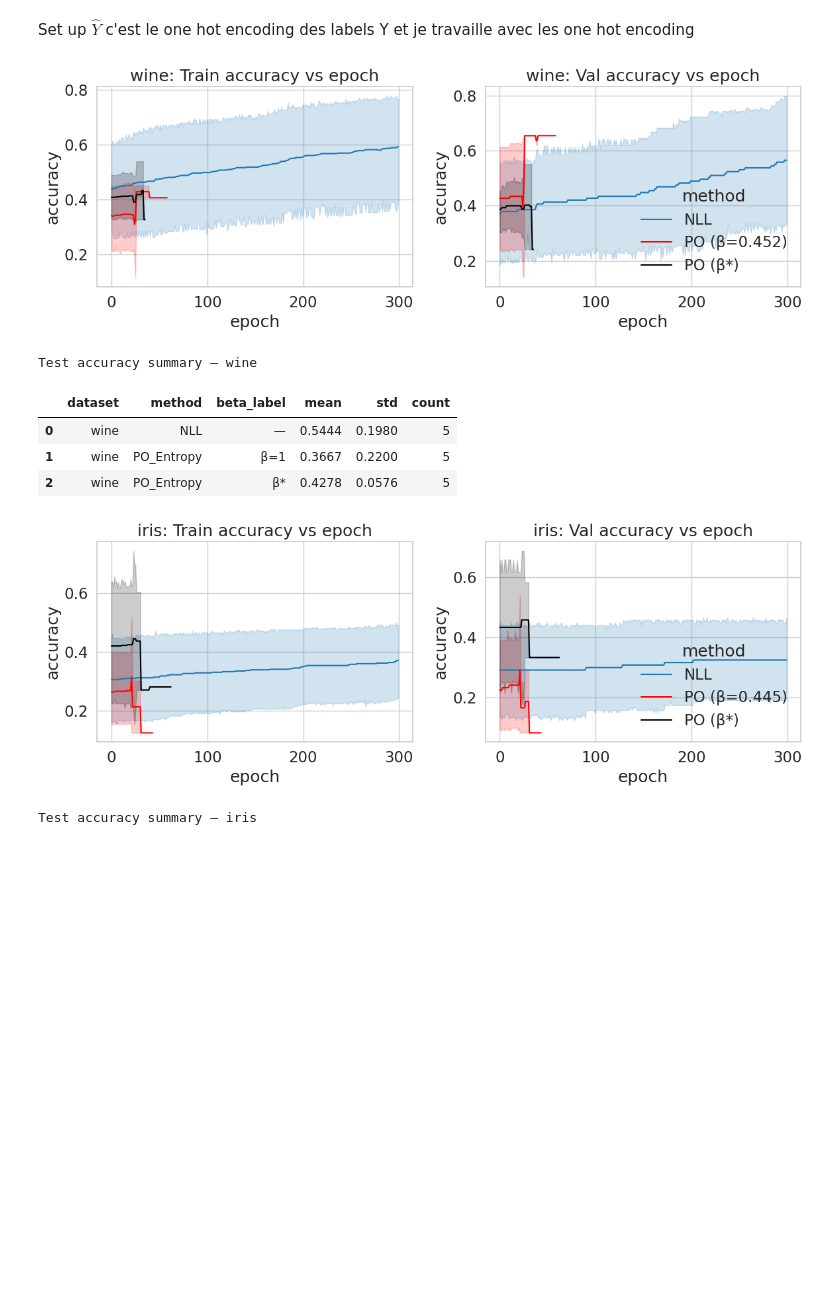
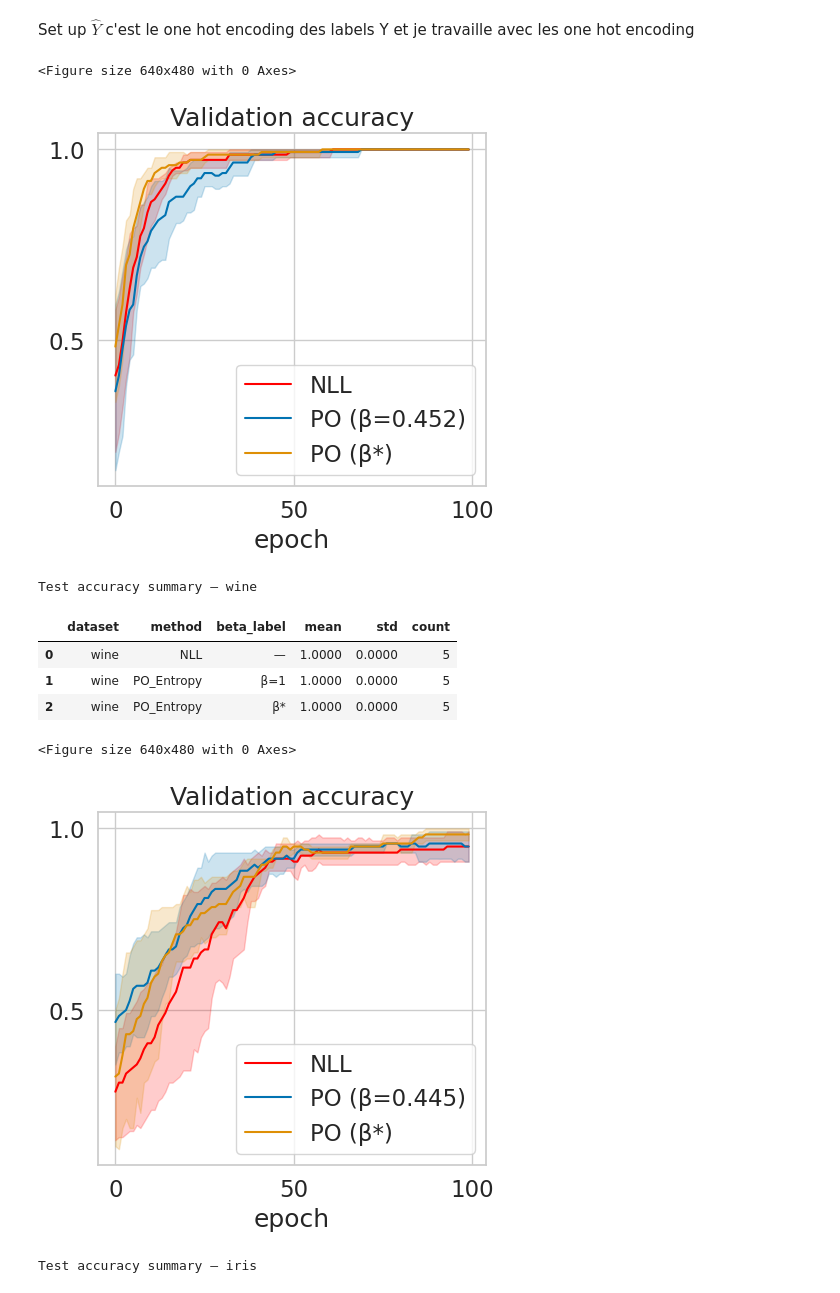
Before and after one commit to abenechehab/nll_to_po, a Jupyter notebook: notebook/UCI_classif.ipynb, the cells around one changed output. Drawn from its saved outputs; the diff is of its cells as text; code cells hidden in the pictures; blank space fills up the shorter version.

```diff
--- a/notebook/UCI_classif.ipynb
+++ b/notebook/UCI_classif.ipynb
@@ -354,35 +359,37 @@ def show_test_table(tests_df: pd.DataFrame, dataset_name: str):
 # %%
 datasets = ["wine", "iris", "breast_cancer", "load_digits"]
 
 all_curves = []
 all_tests = []
 
 for ds in datasets:
     curves_df, tests_df, bstar = run_one_dataset(
         dataset_name=ds,
-        n_updates=300,
+        n_updates=100,
         n_experiments=5,
         batch_size=128,
-        learning_rate=1e-4,
+        learning_rate=1e-2,
         entropy_weight=1e-1,
     )
     plot_curves_for_dataset(curves_df, ds, bstar)
     show_test_table(tests_df, ds)
 
     curves_df["dataset"] = ds
     tests_df["dataset"] = ds
     all_curves.append(curves_df)
     all_tests.append(tests_df)
 
 df_curves_all = pd.concat(all_curves, ignore_index=True)
 df_tests_all = pd.concat(all_tests, ignore_index=True)
 # %% [output]
+<Figure size 640x480 with 0 Axes>
-[figure, old version]
+[figure, new version]
-Test accuracy summary — wine
+Test accuracy summary — wine
 |  | dataset | method | beta_label | mean | std | count |
-| 0 | wine | NLL | — | 0.5444 | 0.1980 | 5 |
-| 1 | wine | PO_Entropy | β=1 | 0.3667 | 0.2200 | 5 |
-| 2 | wine | PO_Entropy | β* | 0.4278 | 0.0576 | 5 |
+| 0 | wine | NLL | — | 1.0000 | 0.0000 | 5 |
+| 1 | wine | PO_Entropy | β=1 | 1.0000 | 0.0000 | 5 |
+| 2 | wine | PO_Entropy | β* | 1.0000 | 0.0000 | 5 |
+<Figure size 640x480 with 0 Axes>
-[figure, old version]
+[figure, new version]
-Test accuracy summary — iris
+Test accuracy summary — iris
 |  | dataset | method | beta_label | mean | std | count |
```
Also changed, not shown: parts of 2 cells of this notebook, 4 other files.
